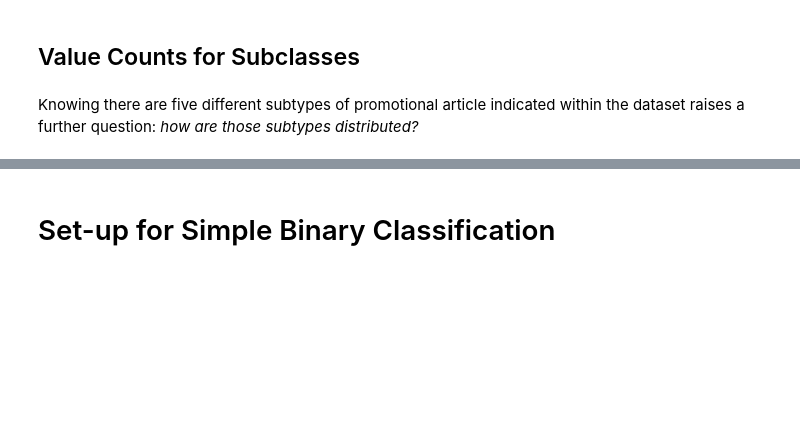
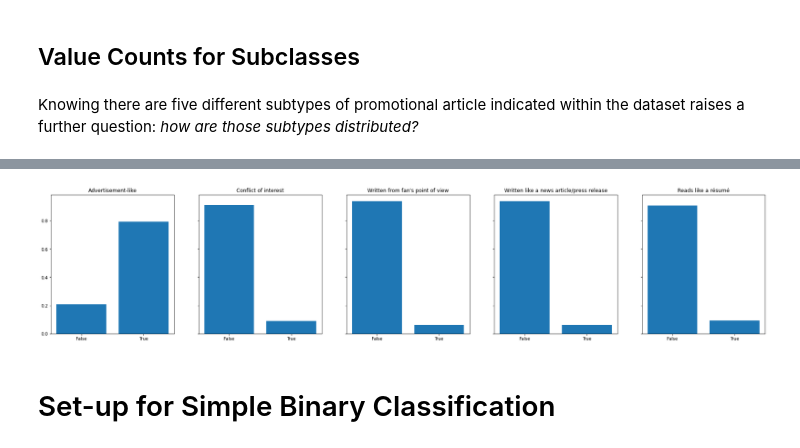
Before and after one commit to toastdeini/Wikipedia-article-quality, a Jupyter notebook: prep/EDA_Binary.ipynb, the cells around one changed output, grey strips where cells are left out. Saved outputs shown, nothing was run; the diff lists cells and outputs as text; code cells hidden in the pictures; blank space fills up the shorter version.

```diff
--- a/prep/EDA_Binary.ipynb
+++ b/prep/EDA_Binary.ipynb
@@ -210,32 +262,35 @@ df_promo.columns
 # %%
 fig, ax = plt.subplots(nrows=1,
                        ncols=5,
-                       figsize=(30,6))
+                       figsize=(30,6),
+                       sharey='all')
 
 ax[0].bar(x=df_promo['advert'].value_counts(normalize=True).index,
           height=df_promo['advert'].value_counts(normalize=True).values,
           tick_label=['True', 'False'])
 ax[0].set_title("Advertisement-like")
 
 ax[1].bar(x=df_promo['coi'].value_counts(normalize=True).index,
           height=df_promo['coi'].value_counts(normalize=True).values,
           tick_label=['False', 'True'])
 ax[1].set_title("Conflict of interest")
 
 ax[2].bar(x=df_promo['fanpov'].value_counts(normalize=True).index,
           height=df_promo['fanpov'].value_counts(normalize=True).values,
           tick_label=['False', 'True'])
 ax[2].set_title("Written from fan's point of view")
 
 ax[3].bar(x=df_promo['pr'].value_counts(normalize=True).index,
           height=df_promo['pr'].value_counts(normalize=True).values,
           tick_label=['False', 'True'])
 ax[3].set_title("Written like a news article/press release")
 
 ax[4].bar(x=df_promo['resume'].value_counts(normalize=True).index,
           height=df_promo['resume'].value_counts(normalize=True).values,
           tick_label=['False', 'True'])
 ax[4].set_title("Reads like a résumé");
+# %% [output]
+[figure, added]
 # %% [markdown]
 # Set-up for Simple Binary Classification
 # %% [markdown]
```
Also changed, not shown: parts of 24 cells of this notebook.
